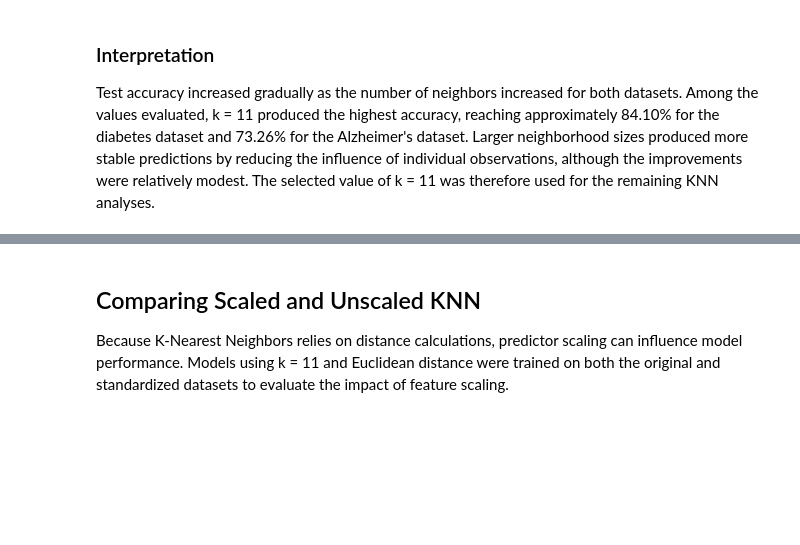
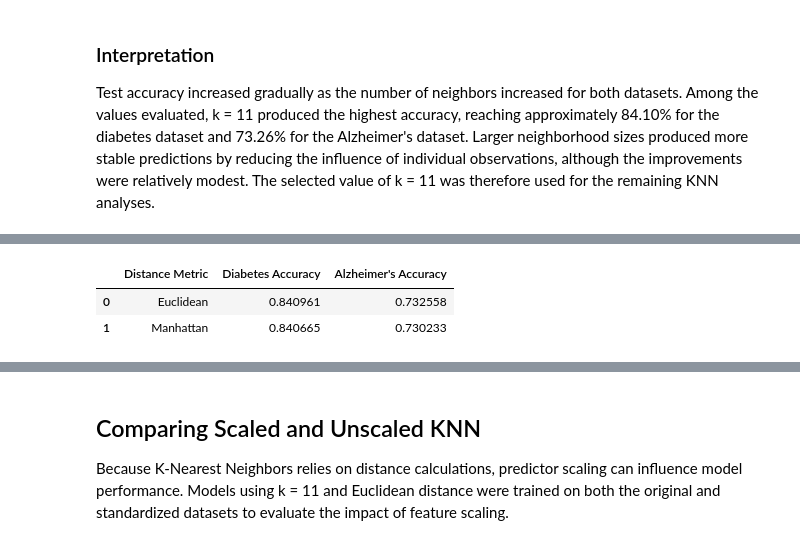
Before and after one commit to bharadv1/799DataScienceCapstone, a Jupyter notebook: Wk8-JupyterNotebook-Bharadwaj.ipynb, the cells around one changed output, grey strips where cells are left out. Cells and saved outputs as stored; diff of their text form; code cells hidden in the pictures; blank space fills up the shorter version.

```diff
--- a/Wk8-JupyterNotebook-Bharadwaj.ipynb
+++ b/Wk8-JupyterNotebook-Bharadwaj.ipynb
@@ -484,0 +488,49 @@ Test accuracy increased gradually as the number of neighbors increased for both
+# %%
+distance_metrics = ["euclidean", "manhattan"]
+
+diabetes_results = []
+alzheimers_results = []
+
+for metric in distance_metrics:
+
+    # Diabetes
+    model = KNeighborsClassifier(
+        n_neighbors=11,
+        metric=metric
+    )
+
+    model.fit(X_train_diabetes_scaled, y_train_diabetes)
+
+    diabetes_results.append(
+        accuracy_score(
+            y_test_diabetes,
+            model.predict(X_test_diabetes_scaled)
+        )
+    )
+
+    # Alzheimer's
+    model = KNeighborsClassifier(
+        n_neighbors=11,
+        metric=metric
+    )
+
+    model.fit(X_train_alzheimers_scaled, y_train_alzheimers)
+
+    alzheimers_results.append(
+        accuracy_score(
+            y_test_alzheimers,
+            model.predict(X_test_alzheimers_scaled)
+        )
+    )
+
+metric_results = pd.DataFrame({
+    "Distance Metric": ["Euclidean", "Manhattan"],
+    "Diabetes Accuracy": diabetes_results,
+    "Alzheimer's Accuracy": alzheimers_results
+})
+
+metric_results
+# %% [output]
+|  | Distance Metric | Diabetes Accuracy | Alzheimer's Accuracy |
+| 0 | Euclidean | 0.840961 | 0.732558 |
+| 1 | Manhattan | 0.840665 | 0.730233 |
```
Also changed, not shown: parts of 3 cells of this notebook, 1 other file.
